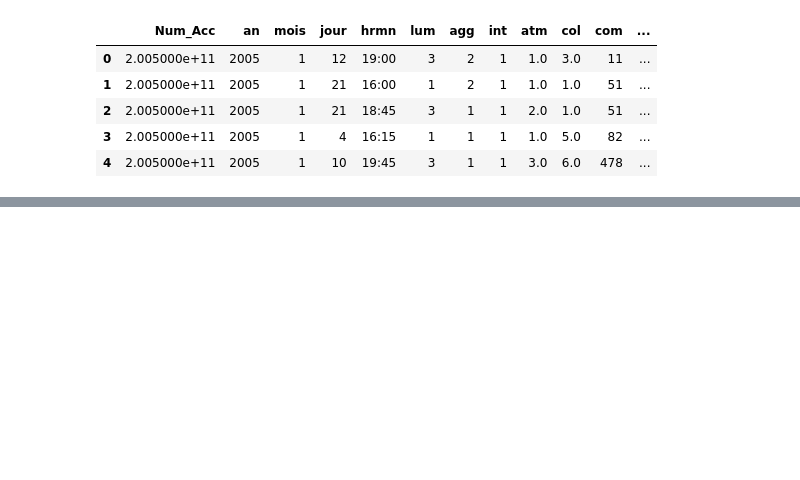
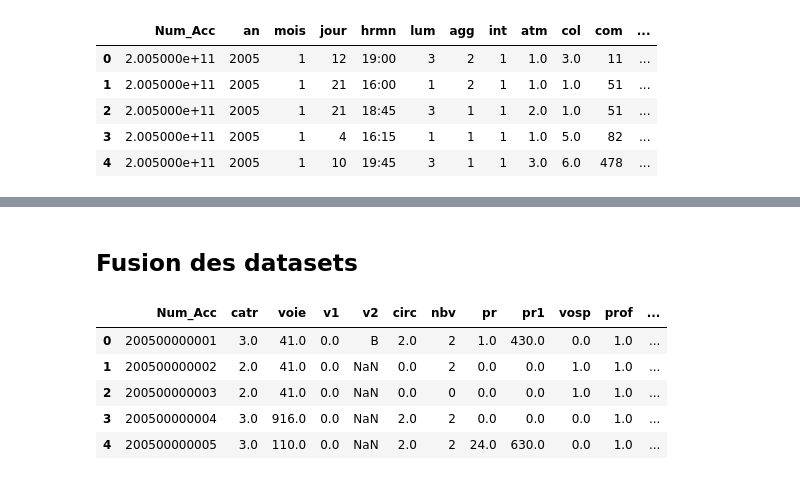
Before and after one commit to Jean-AlbertSchool/bbd_laposte, a Jupyter notebook: Data_analyse/Data_Jean/carte_lieux.ipynb, the cells around one changed output, grey strips where cells are left out. Drawn from its saved outputs; the diff is of its cells as text; code cells hidden in the pictures; blank space fills up the shorter version.

```diff
--- a/Data_analyse/Data_Jean/carte_lieux.ipynb
+++ b/Data_analyse/Data_Jean/carte_lieux.ipynb
@@ -55,0 +102,16 @@ memory usage: 178.5+ MB
+# %% [markdown]
+## Fusion des datasets
+# %%
+base = Path.cwd().parents[1]
+df_lieux = pd.read_csv(base / "Data_clean/lieux-2005-2023.csv")
+df_vehicules = pd.read_csv(base / "Data_clean/vehicules-2005-2023.csv", index_col=0)
+df_usagers = pd.read_csv(base / "Data_clean/usagers-2005-2023.csv",index_col=0)
+df_night["Num_Acc"] = df_night["Num_Acc"].fillna(0).astype(int)
+df_lieux.head()
+# %% [output]
+|  | Num_Acc | catr | voie | v1 | v2 | circ | nbv | pr | pr1 | vosp | prof | ... |
+| 0 | 200500000001 | 3.0 | 41.0 | 0.0 | B | 2.0 | 2 | 1.0 | 430.0 | 0.0 | 1.0 | ... |
+| 1 | 200500000002 | 2.0 | 41.0 | 0.0 | NaN | 0.0 | 2 | 0.0 | 0.0 | 1.0 | 1.0 | ... |
+| 2 | 200500000003 | 2.0 | 41.0 | 0.0 | NaN | 0.0 | 0 | 0.0 | 0.0 | 1.0 | 1.0 | ... |
+| 3 | 200500000004 | 3.0 | 916.0 | 0.0 | NaN | 2.0 | 2 | 0.0 | 0.0 | 0.0 | 1.0 | ... |
+| 4 | 200500000005 | 3.0 | 110.0 | 0.0 | NaN | 2.0 | 2 | 24.0 | 630.0 | 0.0 | 1.0 | ... |
```
Also changed, not shown: parts of 15 cells of this notebook.
